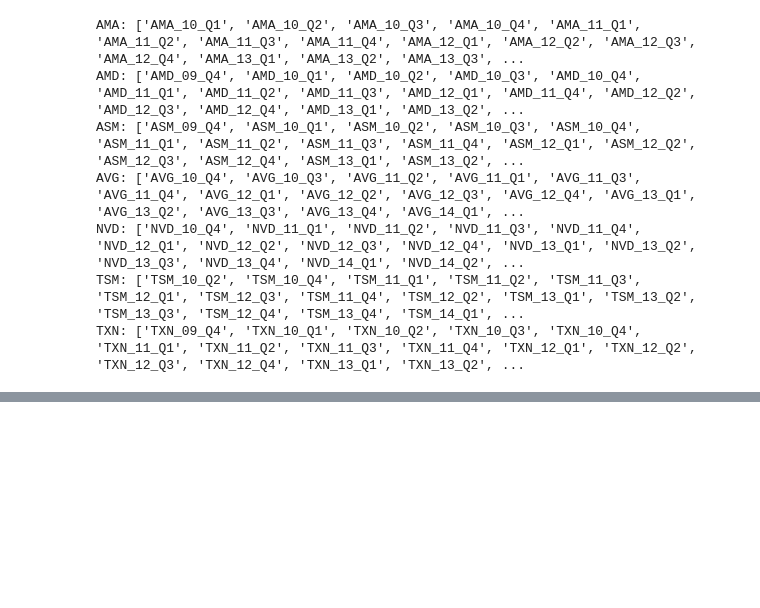
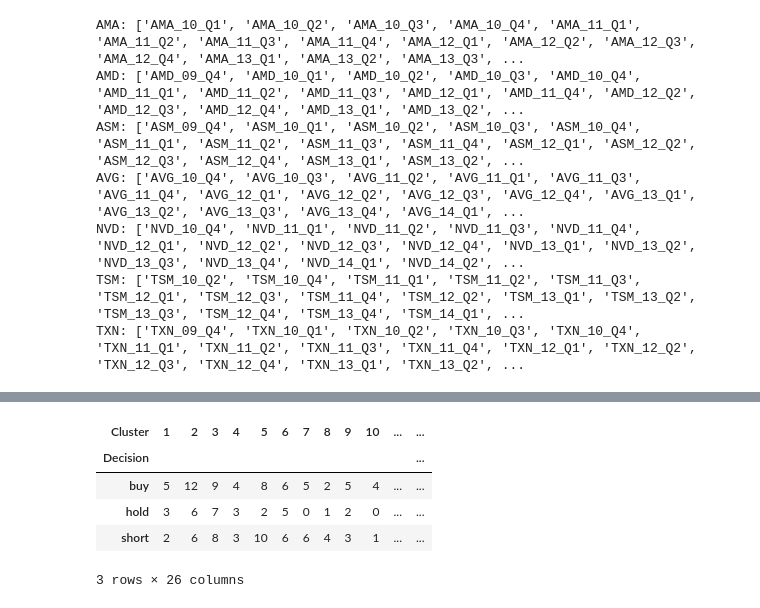
Before and after one commit to biagi0/Unstructured_Data_Projects, a Jupyter notebook: Final_Project/TFIDF_Cluster.ipynb, the cells around one changed output, grey strips where cells are left out. Cells and saved outputs as stored; diff of their text form; code cells hidden in the pictures; blank space fills up the shorter version.

```diff
--- a/Final_Project/TFIDF_Cluster.ipynb
+++ b/Final_Project/TFIDF_Cluster.ipynb
@@ -615,6 +613,28 @@ count_df1
 | TSM | 0 | 0 | 0 | 0 | 0 | 0 | 0 | 0 | 0 | 0 | ... |
 | TXN | 0 | 0 | 0 | 0 | 0 | 0 | 0 | 0 | 0 | 0 | ... |
 7 rows × 26 columns
+# %%
+# Step 4: Create a DataFrame to hold the document names and their cluster assignments
+data2 = {
+    'Decision': classifier_list,
+    'Cluster': clusters
+}
+
+df2 = pd.DataFrame(data2)
+
+
+# Step 6: Count occurrences of each unique three-letter combination per cluster
+count_df2 = df2.groupby(['Decision', 'Cluster']).size().unstack(fill_value=0)
+
+# Step 7: Print the resulting counts DataFrame
+count_df2
+# %% [output]
+| Cluster | 1 | 2 | 3 | 4 | 5 | 6 | 7 | 8 | 9 | 10 | ... | ... |
+| Decision |  |  |  |  |  |  |  |  |  |  |  | ... |
+| buy | 5 | 12 | 9 | 4 | 8 | 6 | 5 | 2 | 5 | 4 | ... | ... |
+| hold | 3 | 6 | 7 | 3 | 2 | 5 | 0 | 1 | 2 | 0 | ... | ... |
+| short | 2 | 6 | 8 | 3 | 10 | 6 | 6 | 4 | 3 | 1 | ... | ... |
+3 rows × 26 columns
 # %%
 # Step 1: Compute the linkage matrix
 linkage_matrix = linkage(dense_tfidf_vector, method='ward')
```
Also changed, not shown: parts of 10 cells of this notebook.
